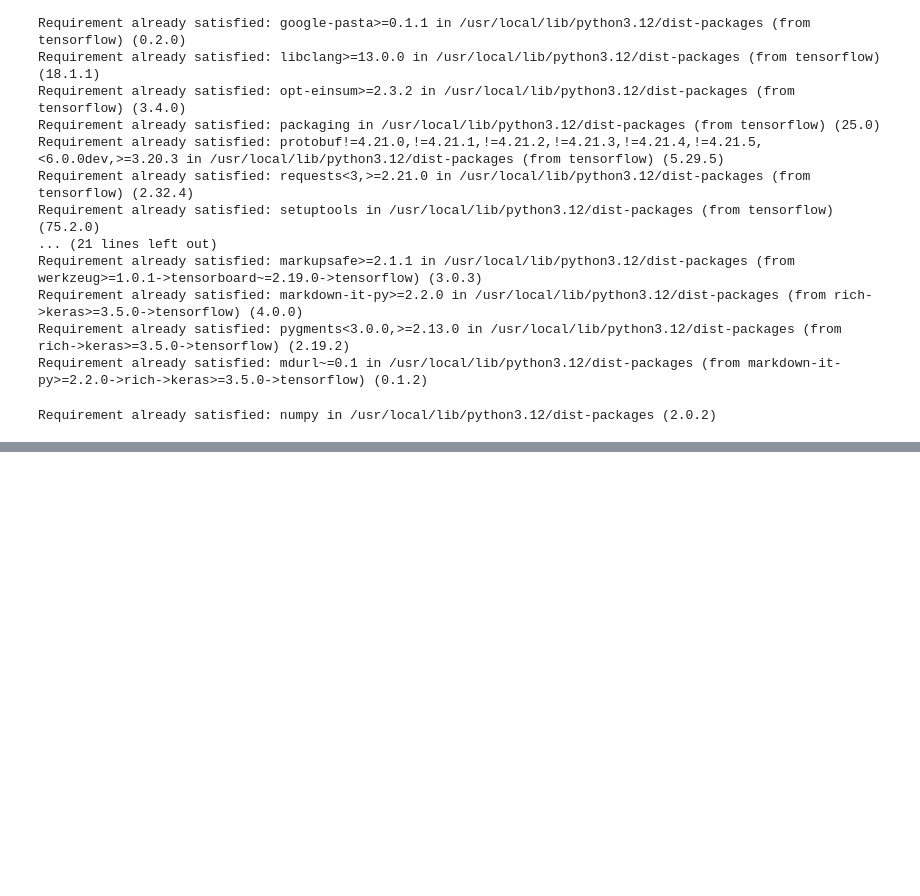
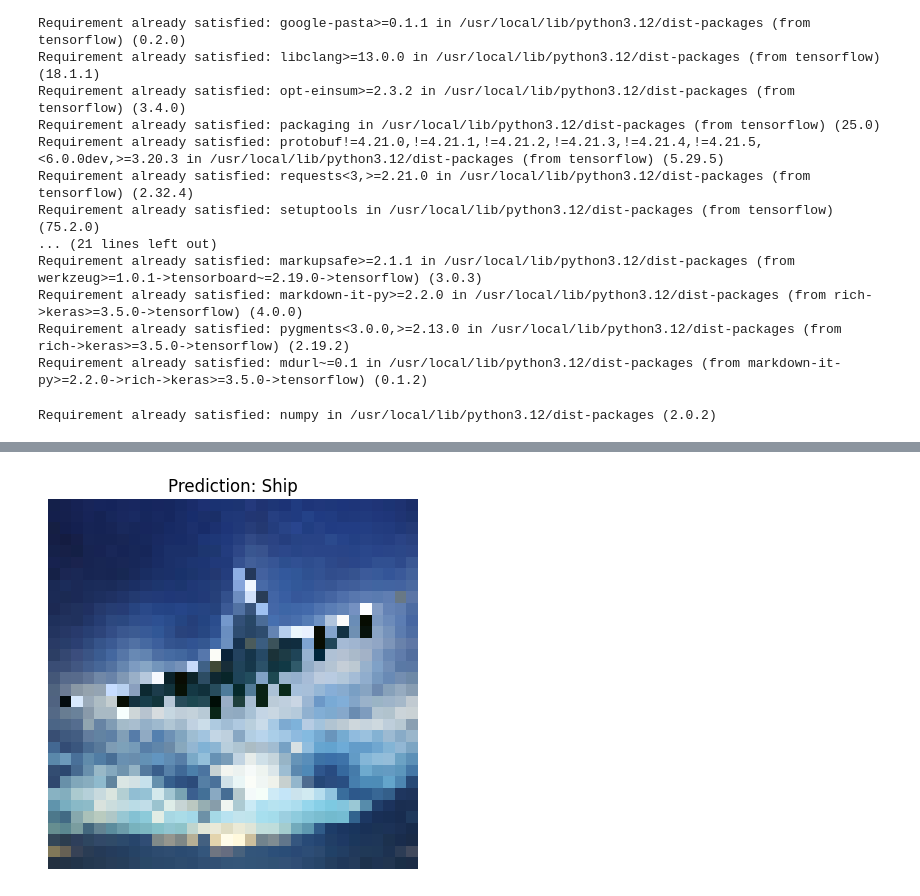
Before and after one commit to Thriam/mercml, a Jupyter notebook: ML DL Training/DL/Tensorflow/tensorflow_demo.ipynb, the cells around one changed output, grey strips where cells are left out. Saved outputs shown, nothing was run; the diff lists cells and outputs as text; code cells hidden in the pictures; blank space fills up the shorter version.

Commit message:
Tensorflow (MNIST, fashion_mnist, cifar10)

```diff
--- a/ML DL Training/DL/Tensorflow/tensorflow_demo.ipynb
+++ b/ML DL Training/DL/Tensorflow/tensorflow_demo.ipynb
@@ -145,0 +384,16 @@ Predicted digit: 2
+# %%
+
+class_names = [
+    "Airplane",
+    "Automobile",
+    "Bird",
+    "Cat",
+    "Deer",
+    "Dog",
+    "Frog",
+    "Horse",
+    "Ship",
+    "Truck"
+]
+
+fashion_model = load_model("cifar_model.h5")
@@ -145,0 +406,19 @@ Predicted digit: 2
+# %%
+img = image.load_img(
+    "airplane1.jpg",
+    color_mode="rgb",
+    target_size=(32, 32)
+)
+
+img_array = image.img_to_array(img)
+img_array = img_array / 255.0
+img_array = np.expand_dims(img_array, axis=0)
+
+prediction = fashion_model.predict(img_array)
+predicted_class = np.argmax(prediction)
+
+plt.imshow(img)
+plt.title(f"Prediction: {class_names[predicted_class]}")
+plt.axis("off")
+plt.show()
+# %% [output]
@@ -145,0 +426 @@ Predicted digit: 2
+[figure, added]
```
Also changed, not shown: parts of 25 cells of this notebook, 2 other files.
